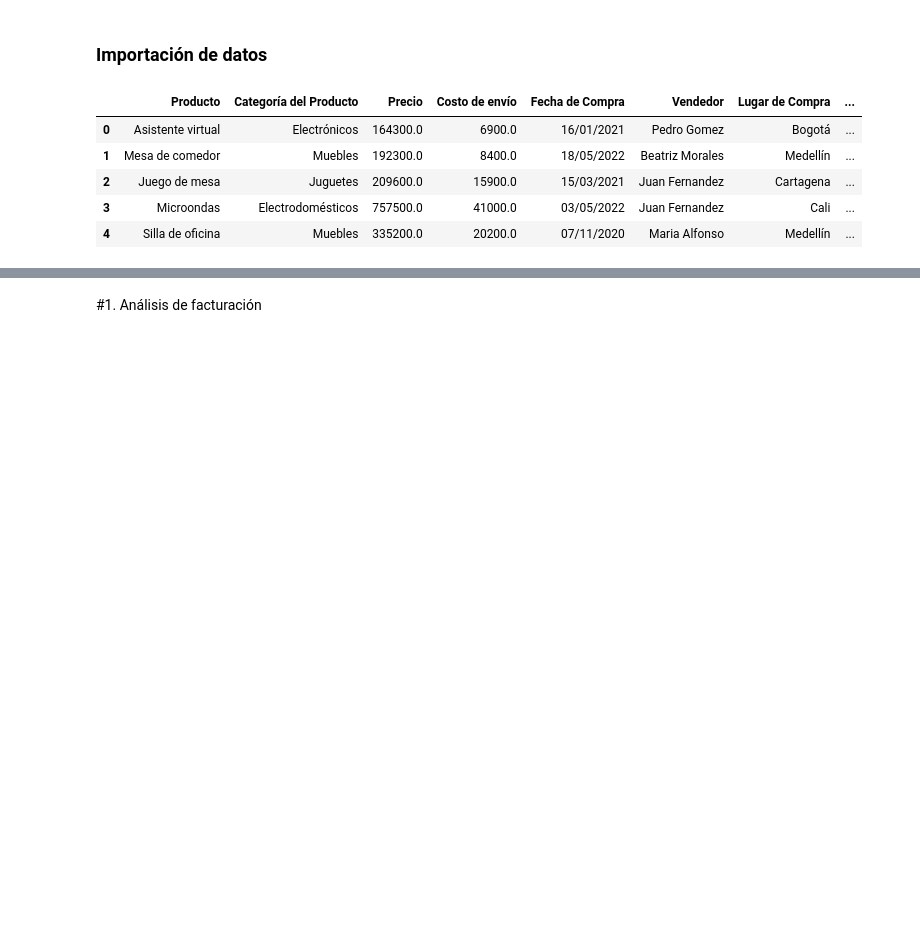
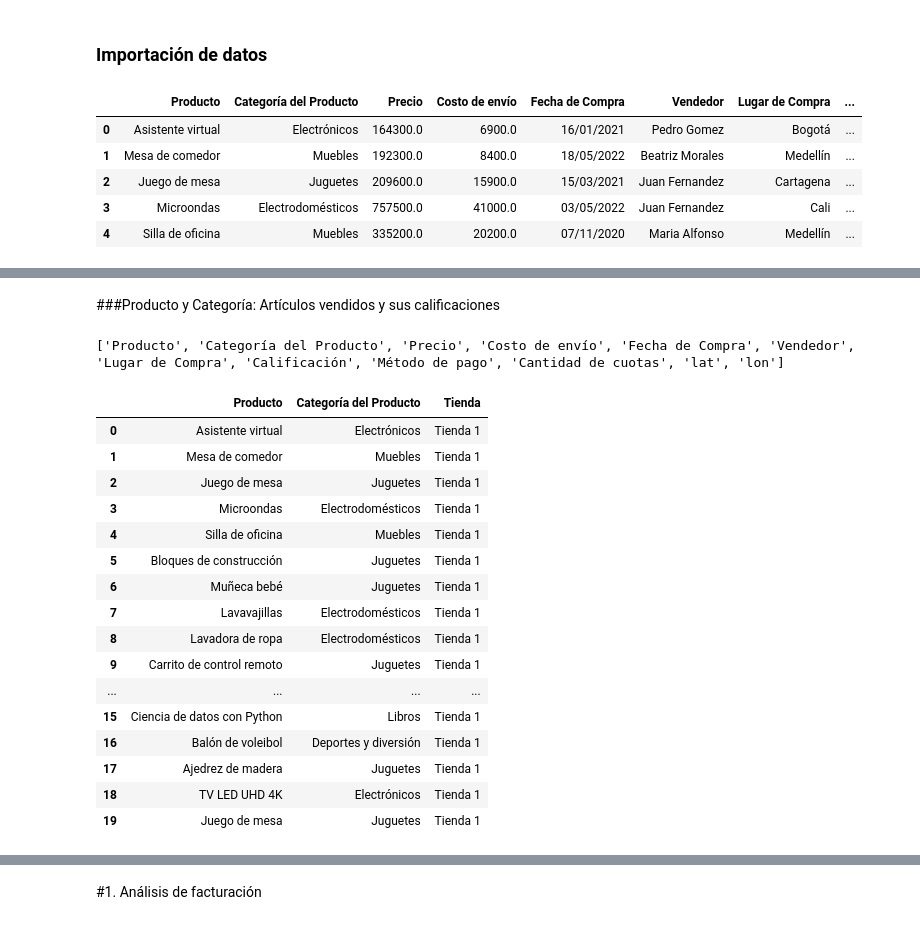
Before and after one commit to yansiercaro/alura_store, a Jupyter notebook: AluraStoreLatam.ipynb, the cells around one changed output, grey strips where cells are left out. Cells and saved outputs as stored; diff of their text form; code cells hidden in the pictures; blank space fills up the shorter version.

```diff
--- a/AluraStoreLatam.ipynb
+++ b/AluraStoreLatam.ipynb
@@ -25,0 +53,45 @@ tienda.head()
+# %% [markdown]
+###Producto y Categoría: Artículos vendidos y sus calificaciones
+# %%
+print(tienda.columns.tolist())
+# %% [output]
+['Producto', 'Categoría del Producto', 'Precio', 'Costo de envío', 'Fecha de Compra', 'Vendedor', 'Lugar de Compra', 'Calificación', 'Método de pago', 'Cantidad de cuotas', 'lat', 'lon']
+# %%
+import pandas as pd
+import matplotlib.pyplot as plt
+
+# Creamos copias con solo las columnas relevantes
+tienda1_prod = tienda[["Producto", "Categoría del Producto"]].copy()
+tienda2_prod = tienda2[["Producto", "Categoría del Producto"]].copy()
+tienda3_prod = tienda3[["Producto", "Categoría del Producto"]].copy()
+tienda4_prod = tienda4[["Producto", "Categoría del Producto"]].copy()
+
+# Agregamos el nombre de la tienda
+tienda1_prod["Tienda"] = "Tienda 1"
+tienda2_prod["Tienda"] = "Tienda 2"
+tienda3_prod["Tienda"] = "Tienda 3"
+tienda4_prod["Tienda"] = "Tienda 4"
+
+# Unimos todo
+productos = pd.concat([tienda1_prod, tienda2_prod, tienda3_prod, tienda4_prod], ignore_index=True)
+
+# Mostramos las primeras filas
+productos.head(20)
+# %% [output]
+|  | Producto | Categoría del Producto | Tienda |
+| 0 | Asistente virtual | Electrónicos | Tienda 1 |
+| 1 | Mesa de comedor | Muebles | Tienda 1 |
+| 2 | Juego de mesa | Juguetes | Tienda 1 |
+| 3 | Microondas | Electrodomésticos | Tienda 1 |
+| 4 | Silla de oficina | Muebles | Tienda 1 |
+| 5 | Bloques de construcción | Juguetes | Tienda 1 |
+| 6 | Muñeca bebé | Juguetes | Tienda 1 |
+| 7 | Lavavajillas | Electrodomésticos | Tienda 1 |
+| 8 | Lavadora de ropa | Electrodomésticos | Tienda 1 |
+| 9 | Carrito de control remoto | Juguetes | Tienda 1 |
+| ... | ... | ... | ... |
+| 15 | Ciencia de datos con Python | Libros | Tienda 1 |
+| 16 | Balón de voleibol | Deportes y diversión | Tienda 1 |
+| 17 | Ajedrez de madera | Juguetes | Tienda 1 |
+| 18 | TV LED UHD 4K | Electrónicos | Tienda 1 |
+| 19 | Juego de mesa | Juguetes | Tienda 1 |
```
Also changed, not shown: parts of 3 cells of this notebook.
